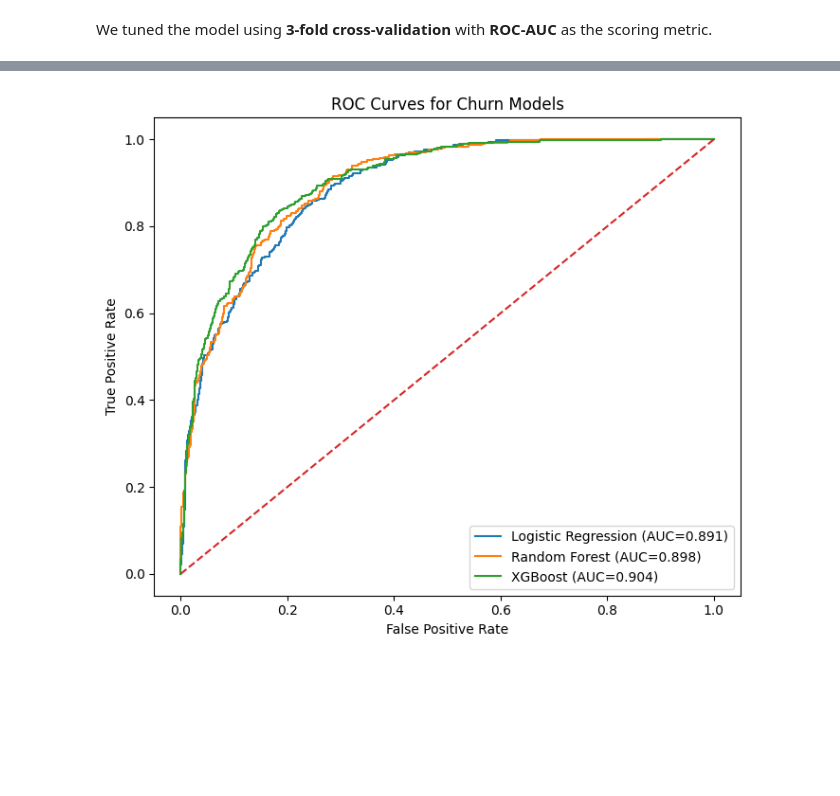
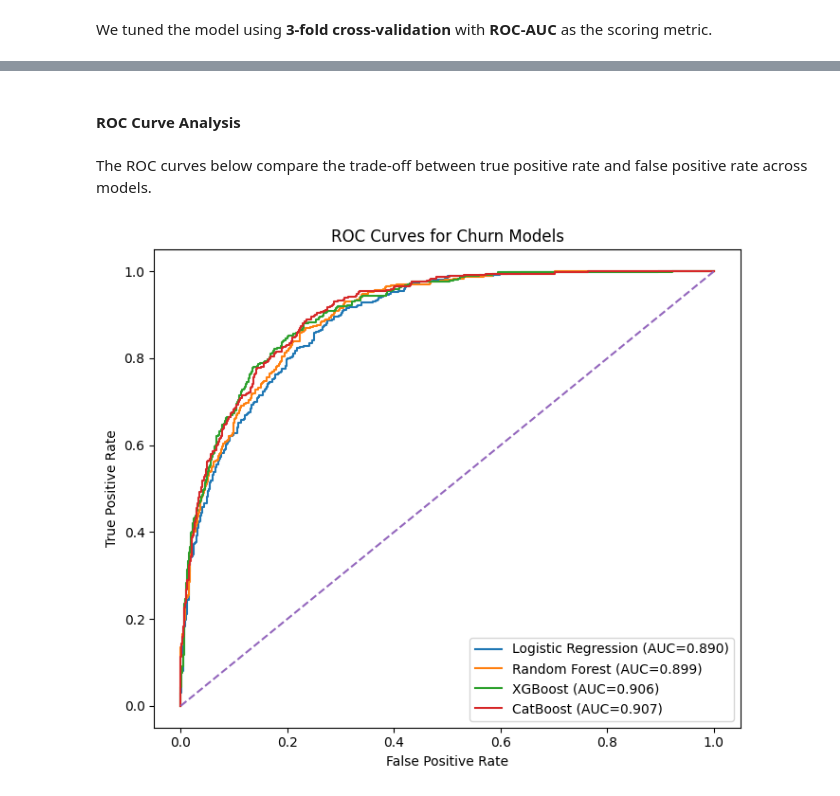
Before and after one commit to devilshadow04/churn-prediction, a Jupyter notebook: notebook.ipynb, the cells around one changed output, grey strips where cells are left out. Drawn from its saved outputs; the diff is of its cells as text; code cells hidden in the pictures; blank space fills up the shorter version.

Commit message:
Adding Catboost & Tuning models

```diff
--- a/notebook.ipynb
+++ b/notebook.ipynb
@@ -371,6 +377,8 @@ Churn
 1    0.26537
 Name: proportion, dtype: float64
 [figure]
+# %%
+df["Is New Customer"] = (df["Tenure in Months"] <= 3).astype(int)
 # %% [markdown]
 ### Tenure vs Offer Type
 
@@ -610,7 +637,7 @@ This makes ROC-AUC a reliable metric for comparing different hyperparameter sett
 param_grid = {
     "model__C": [0.01, 0.1, 1, 5, 10, 100],
     "model__penalty": ["l1", "l2"],
-    "model__class_weight": [None, "balanced"]
+    "model__class_weight": [None, "balanced"],
 }
 
 lr_gs = GridSearchCV(
@@ -622,7 +649,7 @@ lr_gs = GridSearchCV(
     verbose=1
 )
 
-lr_gs.fit(X_train, y_train)
+lr_gs.fit(X_lr_train, y_lr_train)
 
 print("\nBest parameters:", lr_gs.best_params_)
 print("Best CV ROC-AUC:", lr_gs.best_score_)
@@ -774,6 +801,9 @@ We built a pipeline with:
 - **Passthrough** for numeric + binary features
 - **RandomForestClassifier**
 # %%
+num_cols.extend(["Total Charges", "Total Revenue", "Total Long Distance Charges"])
+bin_cols = [c for c in X.columns if c not in num_cols + cat_cols]
+
 preprocess_tree = ColumnTransformer(
     transformers=[
         ("cat", OneHotEncoder(handle_unknown="ignore"), cat_cols),
@@ -987,9 +1023,15 @@ We used the same preprocessing pipeline as Random Forest:
 - **Pass-through** for binary + numeric features
 - Train/test split kept the same
 # %%
-xgb_pipe = Pipeline(steps=[
+xgb_pipe = ImbPipeline(steps=[
     ("preprocess", preprocess_tree),
-    ("model", XGBClassifier(random_state=42, n_jobs=-1))
+    ("smote", SMOTE(random_state=42)),
+    ("model", XGBClassifier(
+        objective="binary:logistic",
+        eval_metric="auc",
+        random_state=42,
+        n_jobs=-1
+    ))
 ])
 
 xgb_pipe.fit(X_train, y_train)
@@ -1149,24 +1286,41 @@ df_compare[["ROC_AUC","Accuracy","Precision","Recall","F1","Threshold"]].sort_va
+# %% [markdown]
+#### ROC Curve Analysis
+# %% [markdown]
+The ROC curves below compare the trade-off between true positive rate and false positive rate across models.
 # %%
+from catboost import Pool
+from sklearn.metrics import roc_curve, auc
+import matplotlib.pyplot as plt
+
+cat_feature_indices = [X_train_cb.columns.get_loc(c) for c in cat_cols]
+
+test_pool = Pool(
+    X_test_cb,
+    label=y_test,
+    cat_features=cat_feature_indices
+)
+
 models = {
-    "Logistic Regression": best_lr,
-    "Random Forest": best_rf,
-    "XGBoost": best_xgb
+    "Logistic Regression": (best_lr, X_lr_test),
+    "Random Forest": (best_rf, X_test),
+    "XGBoost": (best_xgb, X_test),
+    "CatBoost": (best_cat, test_pool)
 }
 
-plt.figure(figsize=(7,6))
+plt.figure(figsize=(7, 6))
 
-for name, model in models.items():
-    y_proba = model.predict_proba(X_test)[:, 1]
+for name, (model, X_eval) in models.items():
+    y_proba = model.predict_proba(X_eval)[:, 1]
     fpr, tpr, _ = roc_curve(y_test, y_proba)
     roc_auc = auc(fpr, tpr)
     plt.plot(fpr, tpr, label=f"{name} (AUC={roc_auc:.3f})")
 
-plt.plot([0, 1], [0, 1], linestyle="--")  # random baseline
+plt.plot([0, 1], [0, 1], linestyle="--")
 plt.xlabel("False Positive Rate")
 plt.ylabel("True Positive Rate")
 plt.title("ROC Curves for Churn Models")
 plt.legend()
 plt.tight_layout()
 plt.show()
 # %% [output]
-[figure, old version]
+[figure, new version]
```
Also changed, not shown: parts of 38 cells of this notebook.
